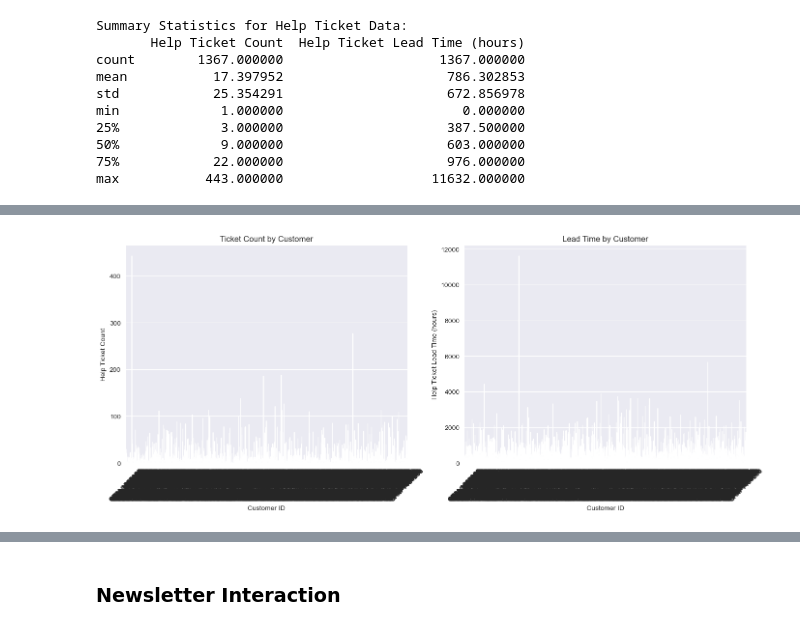
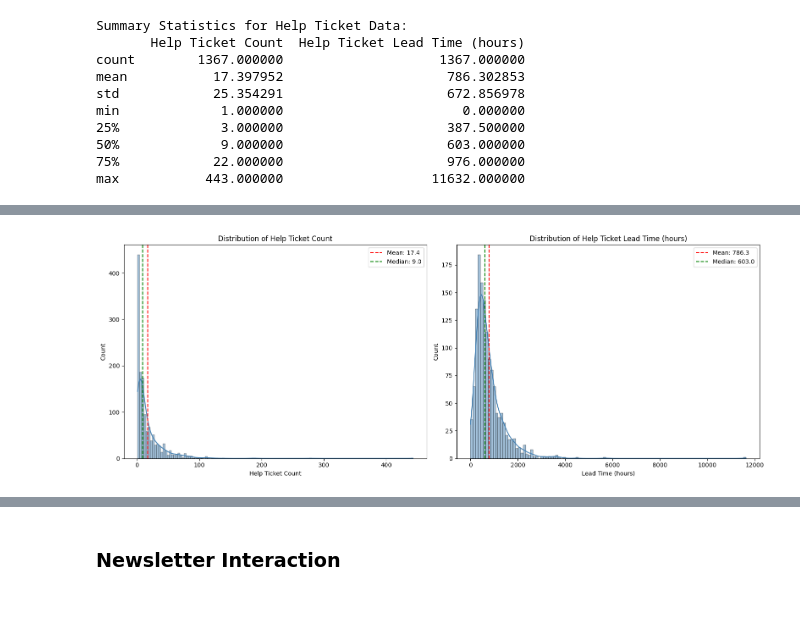
Before and after one commit to egemertgulderen/HacettepeHack, a Jupyter notebook: sample.ipynb, the cells around one changed output, grey strips where cells are left out. Cells and saved outputs as stored; diff of their text form; code cells hidden in the pictures.

```diff
--- a/sample.ipynb
+++ b/sample.ipynb
@@ -489,17 +536,25 @@ plt.show()
-# %%
-fig, axes = plt.subplots(1, 2, figsize=(14, 6))
-
-# Ticket Count by Customer
-sns.barplot(data=help_ticket, x='Customer ID', y='Help Ticket Count', ax=axes[0])
-axes[0].set_title('Ticket Count by Customer')
-axes[0].tick_params(axis='x', rotation=45)
-
-# Lead Time by Customer
-sns.barplot(data=help_ticket, x='Customer ID', y='Help Ticket Lead Time (hours)', ax=axes[1])
-axes[1].set_title('Lead Time by Customer')
-axes[1].tick_params(axis='x', rotation=45)
-
-plt.tight_layout()
-plt.show()
-# %% [output]
-[figure, removed]
+# %%
+fig, axes = plt.subplots(1, 2, figsize=(16, 6))
+
+sns.histplot(help_ticket['Help Ticket Count'], kde=True, color='steelblue', ax=axes[0])
+axes[0].axvline(help_ticket['Help Ticket Count'].mean(), color='red', linestyle='--',
+                label=f'Mean: {help_ticket["Help Ticket Count"].mean():.1f}')
+axes[0].axvline(help_ticket['Help Ticket Count'].median(), color='green', linestyle='--',
+                label=f'Median: {help_ticket["Help Ticket Count"].median():.1f}')
+axes[0].set_title("Distribution of Help Ticket Count")
+axes[0].set_xlabel("Help Ticket Count")
+axes[0].legend()
+
+sns.histplot(help_ticket['Help Ticket Lead Time (hours)'], kde=True, color='steelblue', ax=axes[1])
+axes[1].axvline(help_ticket['Help Ticket Lead Time (hours)'].mean(), color='red', linestyle='--',
+                label=f'Mean: {help_ticket["Help Ticket Lead Time (hours)"].mean():.1f}')
+axes[1].axvline(help_ticket['Help Ticket Lead Time (hours)'].median(), color='green', linestyle='--',
+                label=f'Median: {help_ticket["Help Ticket Lead Time (hours)"].median():.1f}')
+axes[1].set_title("Distribution of Help Ticket Lead Time (hours)")
+axes[1].set_xlabel("Lead Time (hours)")
+axes[1].legend()
+
+plt.tight_layout()
+plt.show()
+# %% [output]
+[figure, added]
```
Also changed, not shown: parts of 31 cells of this notebook.
